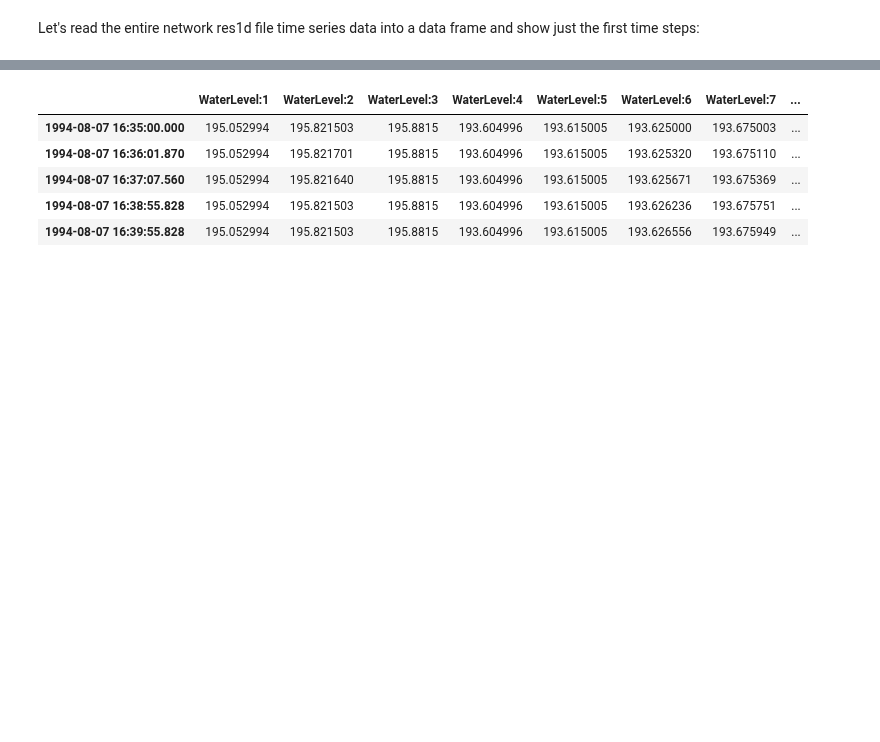
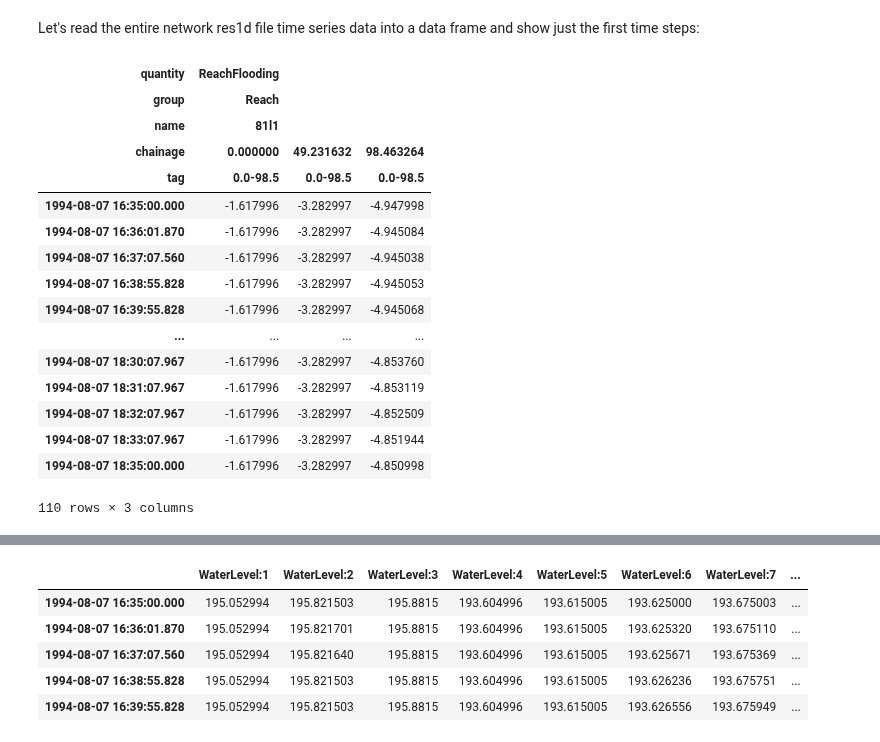
Before and after one commit to DHI/mikeio1d, a Jupyter notebook: notebooks/res1d.ipynb, the cells around one changed output, grey strips where cells are left out. Saved outputs shown, nothing was run; the diff lists cells and outputs as text; code cells hidden in the pictures; blank space fills up the shorter version.

```diff
--- a/notebooks/res1d.ipynb
+++ b/notebooks/res1d.ipynb
@@ -36,3 +36,24 @@ End time: 1994-08-07 18:35:00
 1 - Discharge <m^3/s>
 # %% [markdown]
 Let's read the entire network res1d file time series data into a data frame and show just the first time steps:
+# %%
+df = res1d_network.reaches['81l1'].ReachFlooding.read()
+df
+# %% [output]
+| quantity | ReachFlooding |  |  |
+| group | Reach |  |  |
+| name | 81l1 |  |  |
+| chainage | 0.000000 | 49.231632 | 98.463264 |
+| tag | 0.0-98.5 | 0.0-98.5 | 0.0-98.5 |
+| 1994-08-07 16:35:00.000 | -1.617996 | -3.282997 | -4.947998 |
+| 1994-08-07 16:36:01.870 | -1.617996 | -3.282997 | -4.945084 |
+| 1994-08-07 16:37:07.560 | -1.617996 | -3.282997 | -4.945038 |
+| 1994-08-07 16:38:55.828 | -1.617996 | -3.282997 | -4.945053 |
+| 1994-08-07 16:39:55.828 | -1.617996 | -3.282997 | -4.945068 |
+| ... | ... | ... | ... |
+| 1994-08-07 18:30:07.967 | -1.617996 | -3.282997 | -4.853760 |
+| 1994-08-07 18:31:07.967 | -1.617996 | -3.282997 | -4.853119 |
+| 1994-08-07 18:32:07.967 | -1.617996 | -3.282997 | -4.852509 |
+| 1994-08-07 18:33:07.967 | -1.617996 | -3.282997 | -4.851944 |
+| 1994-08-07 18:35:00.000 | -1.617996 | -3.282997 | -4.850998 |
+110 rows × 3 columns
```
Also changed, not shown: parts of 1 cell of this notebook, 1 other file.
